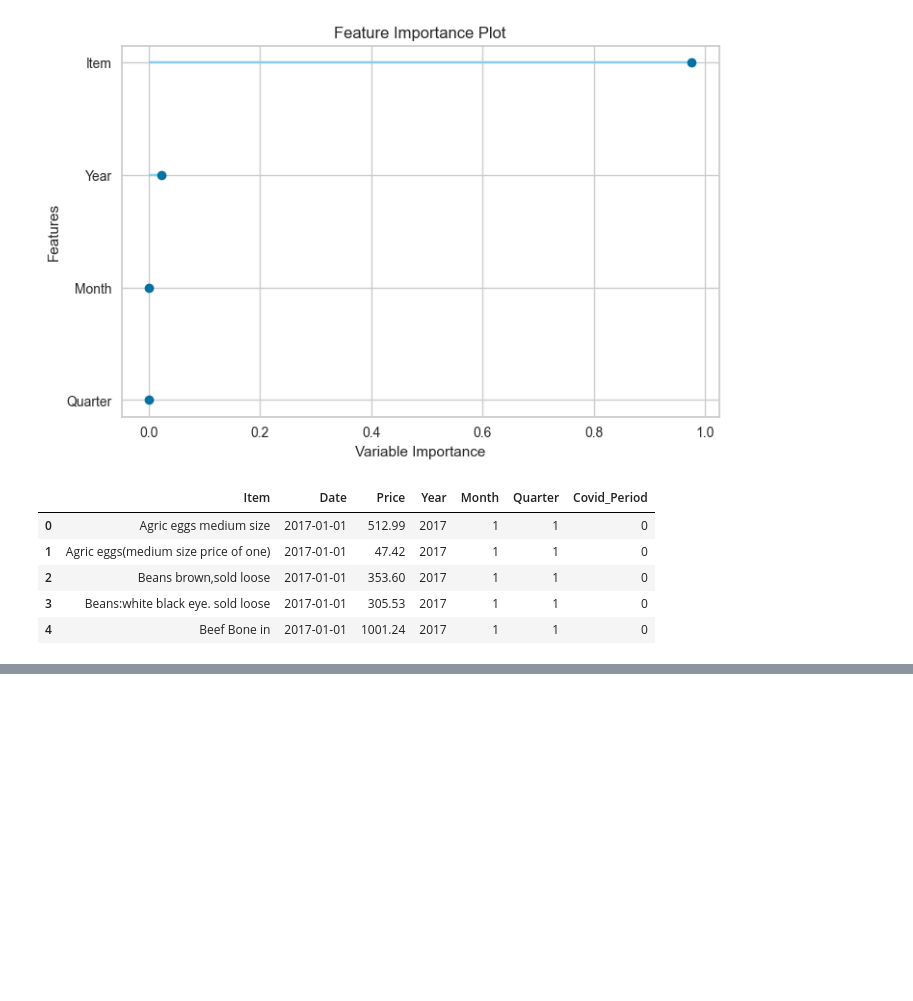
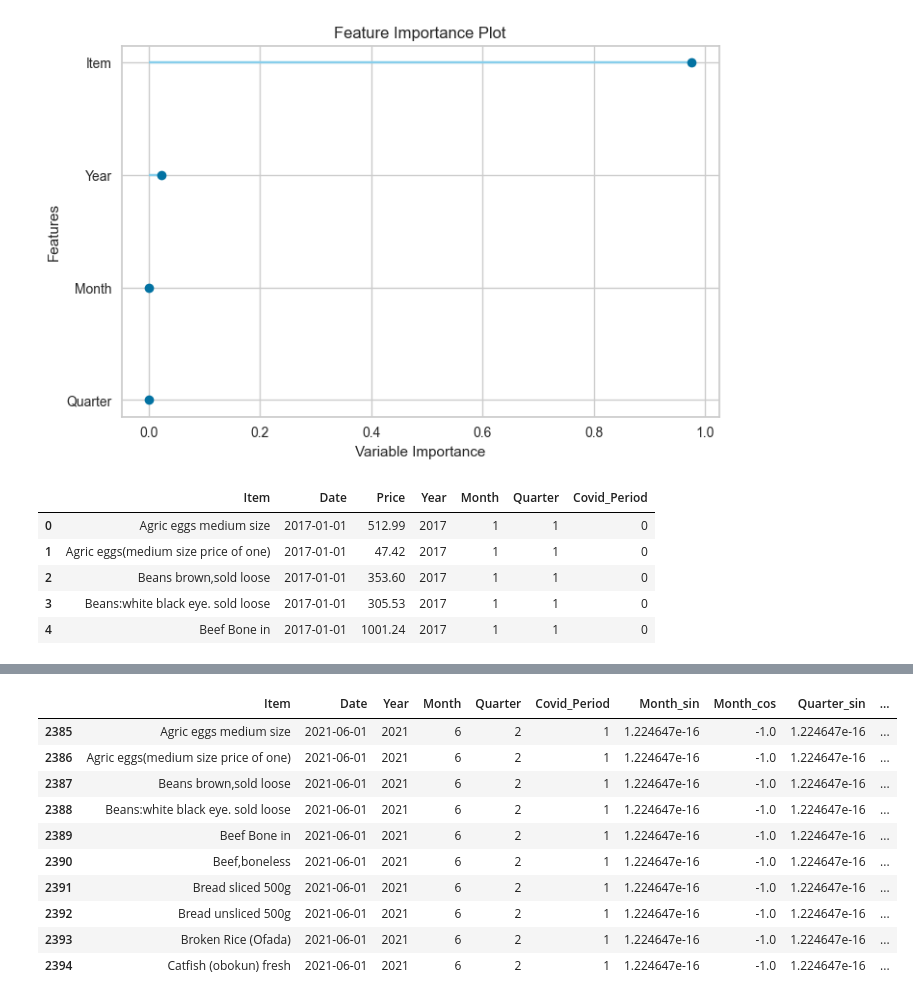
Before and after one commit to LesTobii/food-price-prediction, a Jupyter notebook: FFP_02_modeling.ipynb, the cells around one changed output, grey strips where cells are left out. Cells and saved outputs as stored; diff of their text form; code cells hidden in the pictures; blank space fills up the shorter version.

```diff
--- a/FFP_02_modeling.ipynb
+++ b/FFP_02_modeling.ipynb
@@ -248,0 +380,14 @@ df_engineered.head()
+# %%
+predictions.head(10)
+# %% [output]
+|  | Item | Date | Year | Month | Quarter | Covid_Period | Month_sin | Month_cos | Quarter_sin | ... |
+| 2385 | Agric eggs medium size | 2021-06-01 | 2021 | 6 | 2 | 1 | 1.224647e-16 | -1.0 | 1.224647e-16 | ... |
+| 2386 | Agric eggs(medium size price of one) | 2021-06-01 | 2021 | 6 | 2 | 1 | 1.224647e-16 | -1.0 | 1.224647e-16 | ... |
+| 2387 | Beans brown,sold loose | 2021-06-01 | 2021 | 6 | 2 | 1 | 1.224647e-16 | -1.0 | 1.224647e-16 | ... |
+| 2388 | Beans:white black eye. sold loose | 2021-06-01 | 2021 | 6 | 2 | 1 | 1.224647e-16 | -1.0 | 1.224647e-16 | ... |
+| 2389 | Beef Bone in | 2021-06-01 | 2021 | 6 | 2 | 1 | 1.224647e-16 | -1.0 | 1.224647e-16 | ... |
+| 2390 | Beef,boneless | 2021-06-01 | 2021 | 6 | 2 | 1 | 1.224647e-16 | -1.0 | 1.224647e-16 | ... |
+| 2391 | Bread sliced 500g | 2021-06-01 | 2021 | 6 | 2 | 1 | 1.224647e-16 | -1.0 | 1.224647e-16 | ... |
+| 2392 | Bread unsliced 500g | 2021-06-01 | 2021 | 6 | 2 | 1 | 1.224647e-16 | -1.0 | 1.224647e-16 | ... |
+| 2393 | Broken Rice (Ofada) | 2021-06-01 | 2021 | 6 | 2 | 1 | 1.224647e-16 | -1.0 | 1.224647e-16 | ... |
+| 2394 | Catfish (obokun) fresh | 2021-06-01 | 2021 | 6 | 2 | 1 | 1.224647e-16 | -1.0 | 1.224647e-16 | ... |
```
Also changed, not shown: parts of 12 cells of this notebook.
